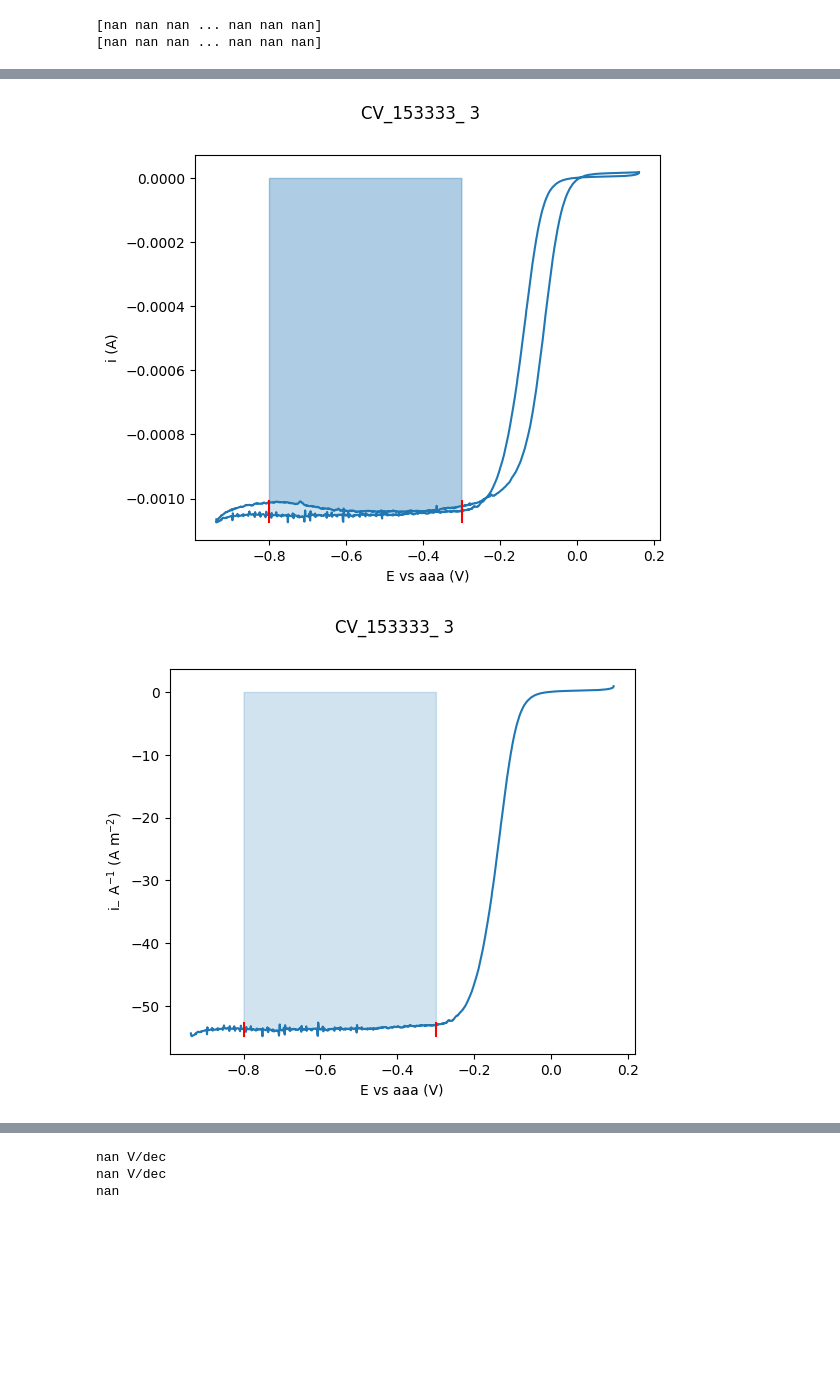
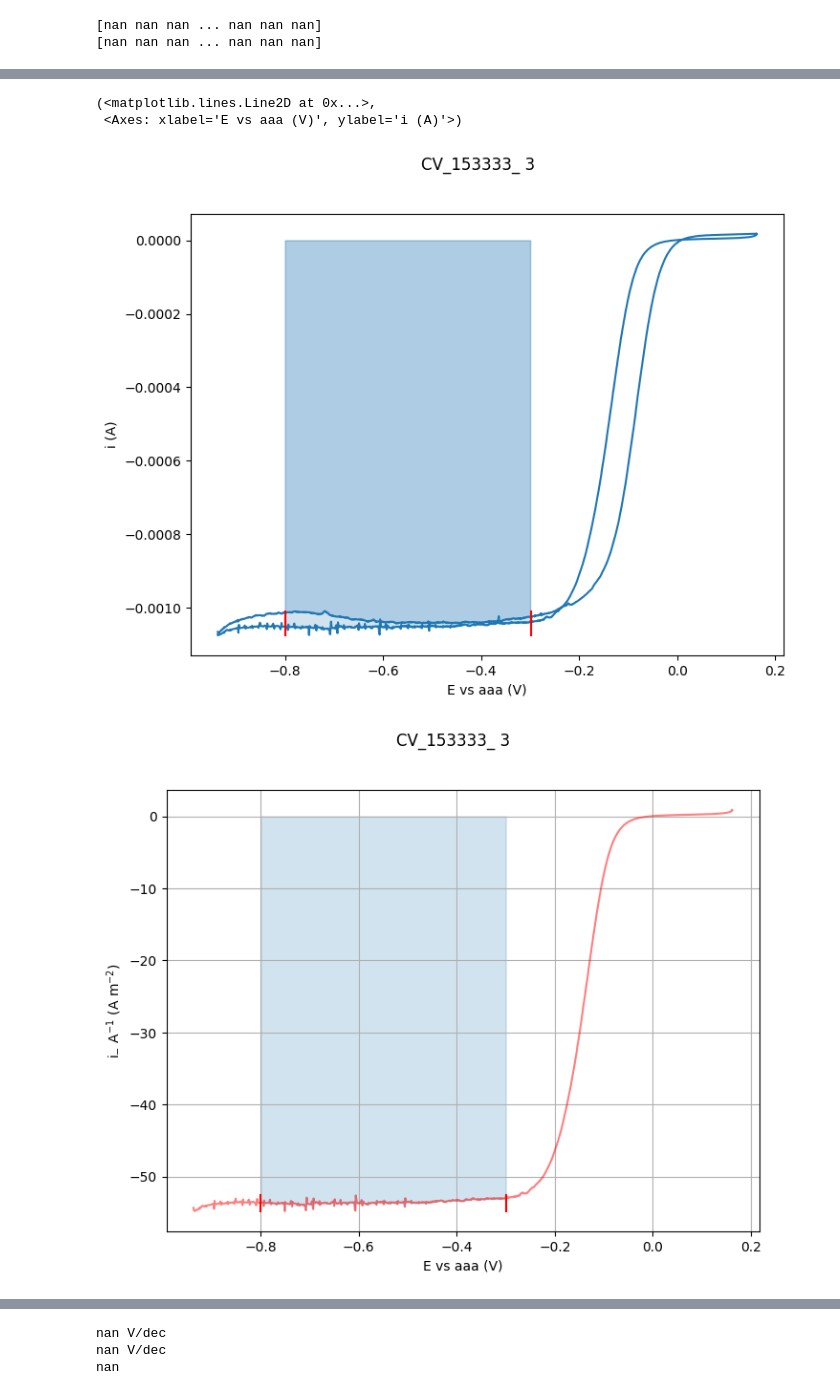
Before and after one commit to NordicEC/EC4py, a Jupyter notebook: dev/CV_Data/CV_Data_t3_integrate copy.ipynb, the cells around one changed output, grey strips where cells are left out. Drawn from its saved outputs; the diff is of its cells as text; code cells hidden in the pictures; blank space fills up the shorter version.

```diff
--- a/dev/CV_Data/CV_Data_t3_integrate copy.ipynb
+++ b/dev/CV_Data/CV_Data_t3_integrate copy.ipynb
@@ -47,6 +47,7 @@ print(data.i_p)
 [nan nan nan ... nan nan nan]
 # %%
 a= data.integrate(-0.8,-0.3)
-a= data.integrate(-0.8,-0.3,AREA,NEG)
+a= data.integrate(-0.8,-0.3,AREA,NEG, color="red",grid=True, alpha=0.5)
 print(a)
+data.plot(color="red",grid=True, alpha=0.5)
 # %% [output]
@@ -53,3 +56,5 @@ print(a)
 -5.354e+02 C m^-2
+(<matplotlib.lines.Line2D at 0x...>,
+ <Axes: xlabel='E vs aaa (V)', ylabel='i (A)'>)
-[figure, old version]
+[figure, new version]
-[figure, old version]
+[figure, new version]
```
Also changed, not shown: parts of 5 cells of this notebook, 2 other files.
